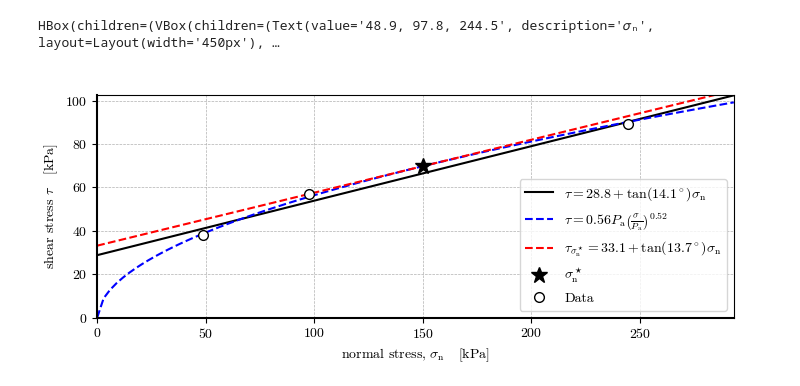
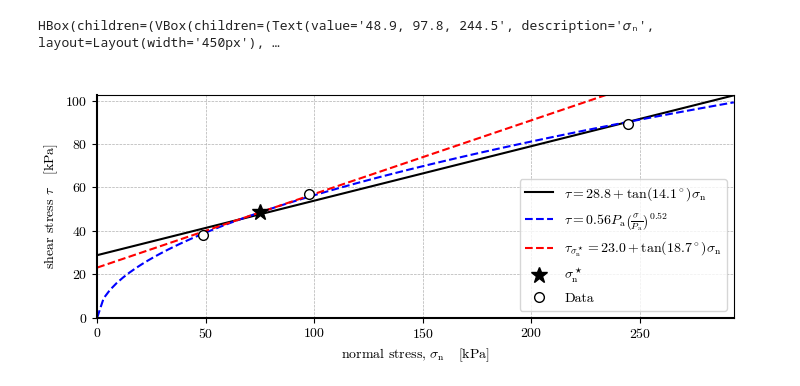
Before and after one commit to AppliedMechanics-EAFIT/slope_stability, a Jupyter notebook: notebooks/strength_envelopes.ipynb, the cells around one changed output. Drawn from its saved outputs; the diff is of its cells as text; code cells hidden in the pictures.

```diff
--- a/notebooks/strength_envelopes.ipynb
+++ b/notebooks/strength_envelopes.ipynb
@@ -130,13 +130,13 @@ HBox(children=(VBox(children=(Text(value='48.9, 97.8, 244.5', description='𝜎
 # %%
 # Non-interactive figure
 strength_envelope(
     σ=[48.9, 97.8, 244.5],
     τ=[38.2, 57.1, 89.2],
     curved_env=True,
     tan_curved_env=True,
-    σ_star=150,
+    σ_star=75,
     figsize=[7, 3]
 )
 # %% [output]
-[figure, old version]
+[figure, new version]
 [interactive output not drawn]
```
